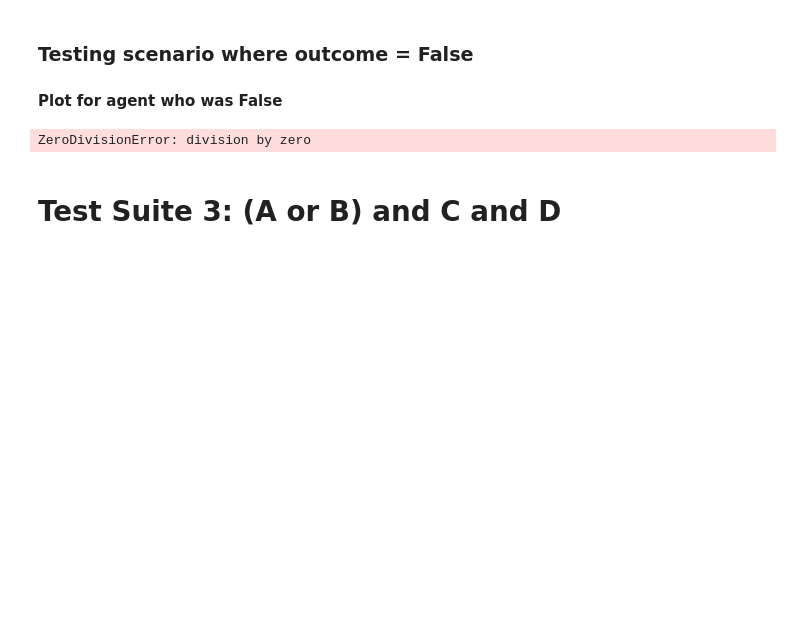
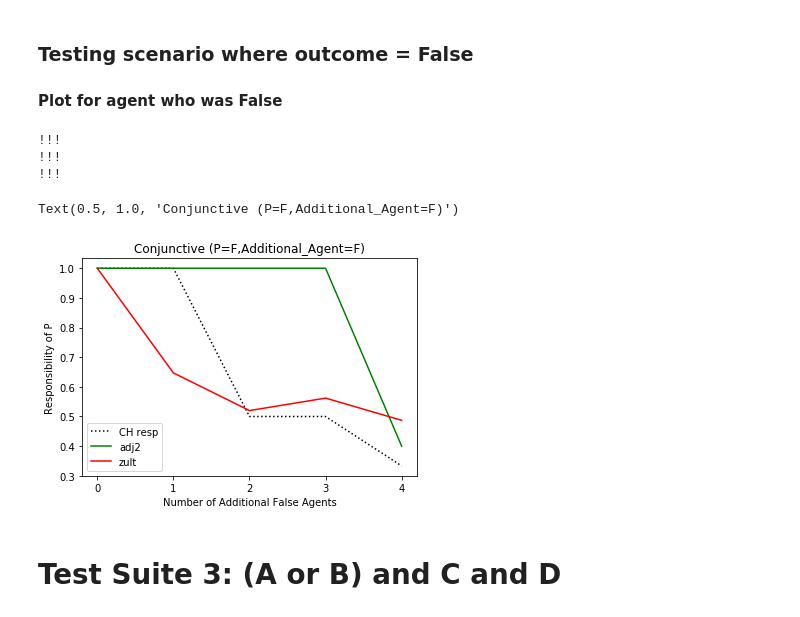
Before and after one commit to akashgokul/Causal_Research, a Jupyter notebook: Halpern-Pearl (Original Defn) Implementation.ipynb, the cells around one changed output. Saved outputs shown, nothing was run; the diff lists cells and outputs as text; code cells hidden in the pictures; blank space fills up the shorter version.

```diff
--- a/Halpern-Pearl (Original Defn) Implementation.ipynb
+++ b/Halpern-Pearl (Original Defn) Implementation.ipynb
@@ -2074,35 +2086,39 @@ adj_zult = Conj_Model.adj_responsibility_2m(X,X_index,1,V[-1],conj,False)
 adj_2.append(adj_zult[0])
 adj_z.append(adj_zult[1])
 for i in range(4):
     U.append(True)
     V = V[:-1] + [False] + [V[-1]]
     R.append((False,True))
     F = F[:-1]+[None]+[F[-1]]
     Conj_Model = Causal_Model(U,V,R,F)
     X = [False]
     X_index = [0]
     r = Conj_Model.responsibility(X,X_index,V[-1],conj,False)
     og_r.append(r)
     adj_1.append(Conj_Model.adj_responsibility(X,X_index,1,V[-1],conj,True))
     adj_zult = Conj_Model.adj_responsibility_2m(X,X_index,1,V[-1],conj,False)
     adj_2.append(adj_zult[0])
     adj_z.append(adj_zult[1])
 num_agents = np.asarray([i for i in range(5)])
 og_r = np.asarray(og_r)
 adj_1 = np.asarray(adj_1)
 adj_2 = np.asarray(adj_2)
 adj_z = np.asarray(adj_z)
 plt.plot(num_agents,og_r, color = 'black',linestyle=':',label = 'CH resp')
 #plt.plot(num_agents,adj_1, color = 'green',label='adj1')
-plt.plot(num_agents,adj_2, color = 'blue',label='adj2')
+plt.plot(num_agents,adj_2, color = 'green',label='adj2')
 plt.plot(num_agents,adj_z, color='red',label = 'zult')
 plt.legend(loc='lower left')
 plt.xlabel('Number of Additional False Agents')
 plt.ylabel('Responsibility of P')
 plt.xticks([0,1,2,3,4])
 plt.title("Conjunctive (P=F,Additional_Agent=F)")
 # %% [output]
-ZeroDivisionError: division by zero
+!!!
+!!!
+!!!
+Text(0.5, 1.0, 'Conjunctive (P=F,Additional_Agent=F)')
+[figure, added]
 # %% [markdown]
 # Test Suite 3: (A or B) and C and D
 # %% [markdown]
```
Also changed, not shown: parts of 7 cells of this notebook, 5 other files.
